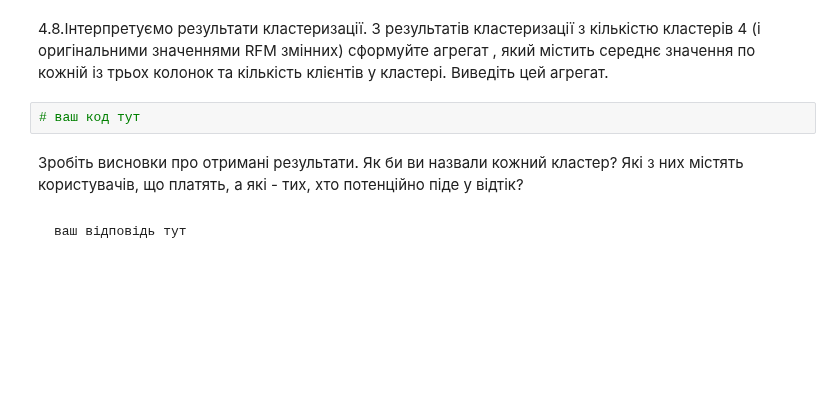
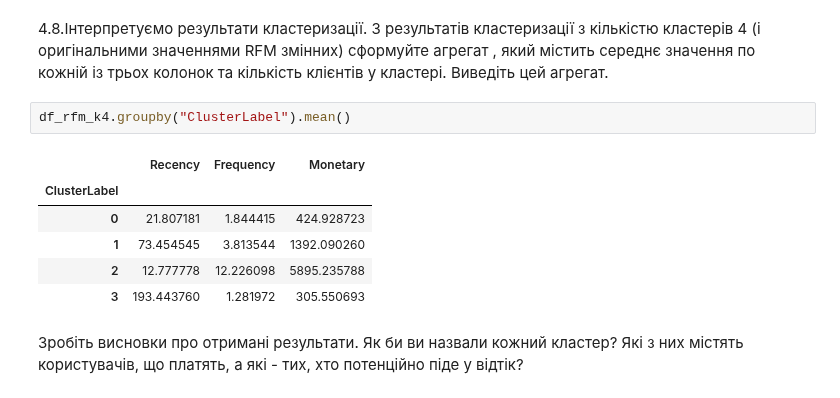
Before and after one commit to dmytrovelychko/rd_ds_python, a Jupyter notebook: hw_6.ipynb, the cells around one changed output. Drawn from its saved outputs; the diff is of its cells as text; blank space fills up the shorter version.

```diff
--- a/hw_6.ipynb
+++ b/hw_6.ipynb
@@ -676,9 +659,14 @@ plt.tight_layout()
 4.8.Інтерпретуємо результати кластеризації.
 З результатів кластеризації з кількістю кластерів 4 (і оригінальними значеннями RFM змінних) сформуйте агрегат , який містить середнє значення по кожній із трьох колонок та кількість клієнтів у кластері.
 Виведіть цей агрегат.
-# %%
-# ваш код тут
+# %%
+df_rfm_k4.groupby("ClusterLabel").mean()
+# %% [output]
+|  | Recency | Frequency | Monetary |
+| ClusterLabel |  |  |  |
+| 0 | 21.807181 | 1.844415 | 424.928723 |
+| 1 | 73.454545 | 3.813544 | 1392.090260 |
+| 2 | 12.777778 | 12.226098 | 5895.235788 |
+| 3 | 193.443760 | 1.281972 | 305.550693 |
 # %% [markdown]
 Зробіть висновки про отримані результати. Як би ви назвали кожний кластер? Які з них містять користувачів, що платять, а які - тих, хто потенційно піде у відтік?
-# %% [markdown]
-    ваш відповідь тут
```
Also changed, not shown: parts of 2 cells of this notebook.
